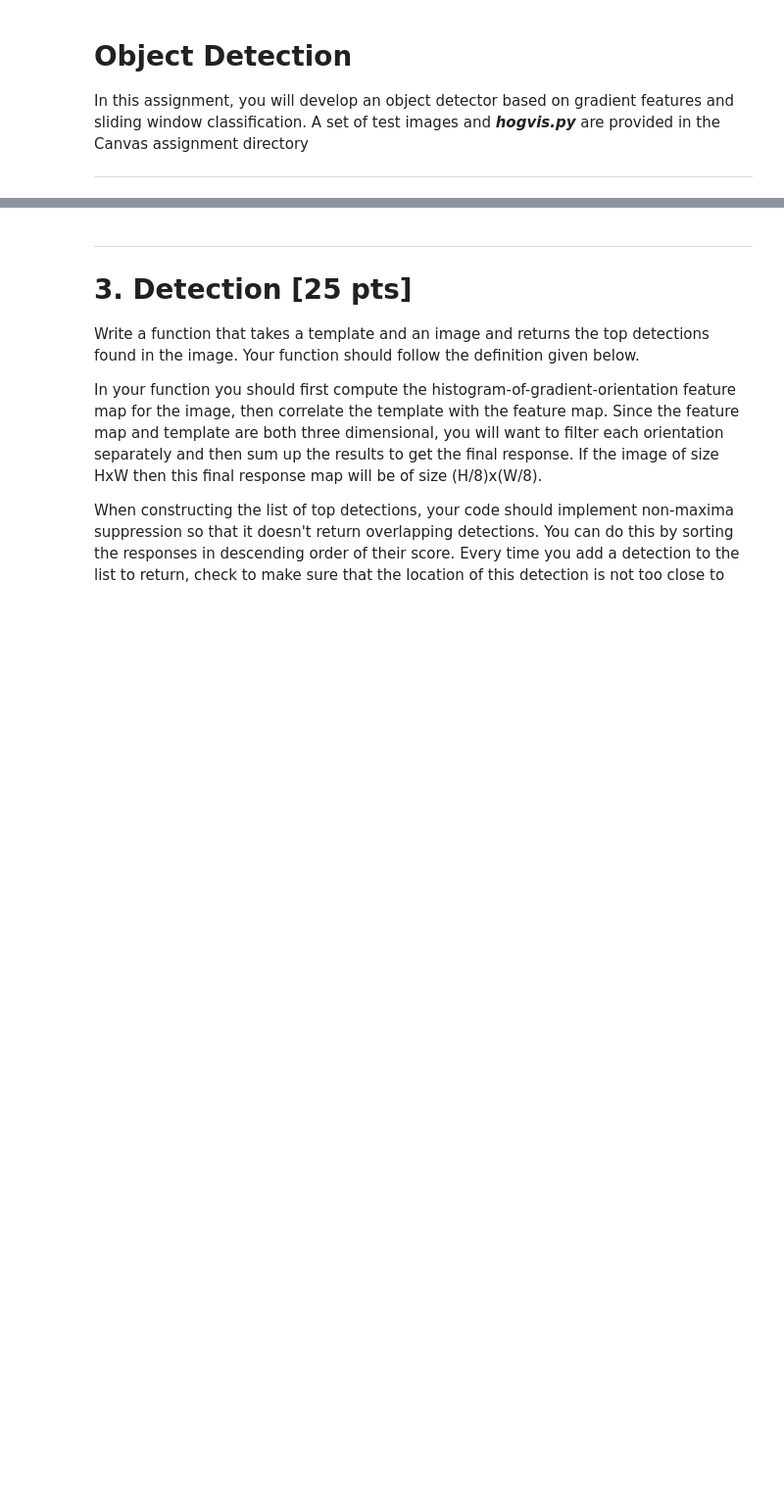
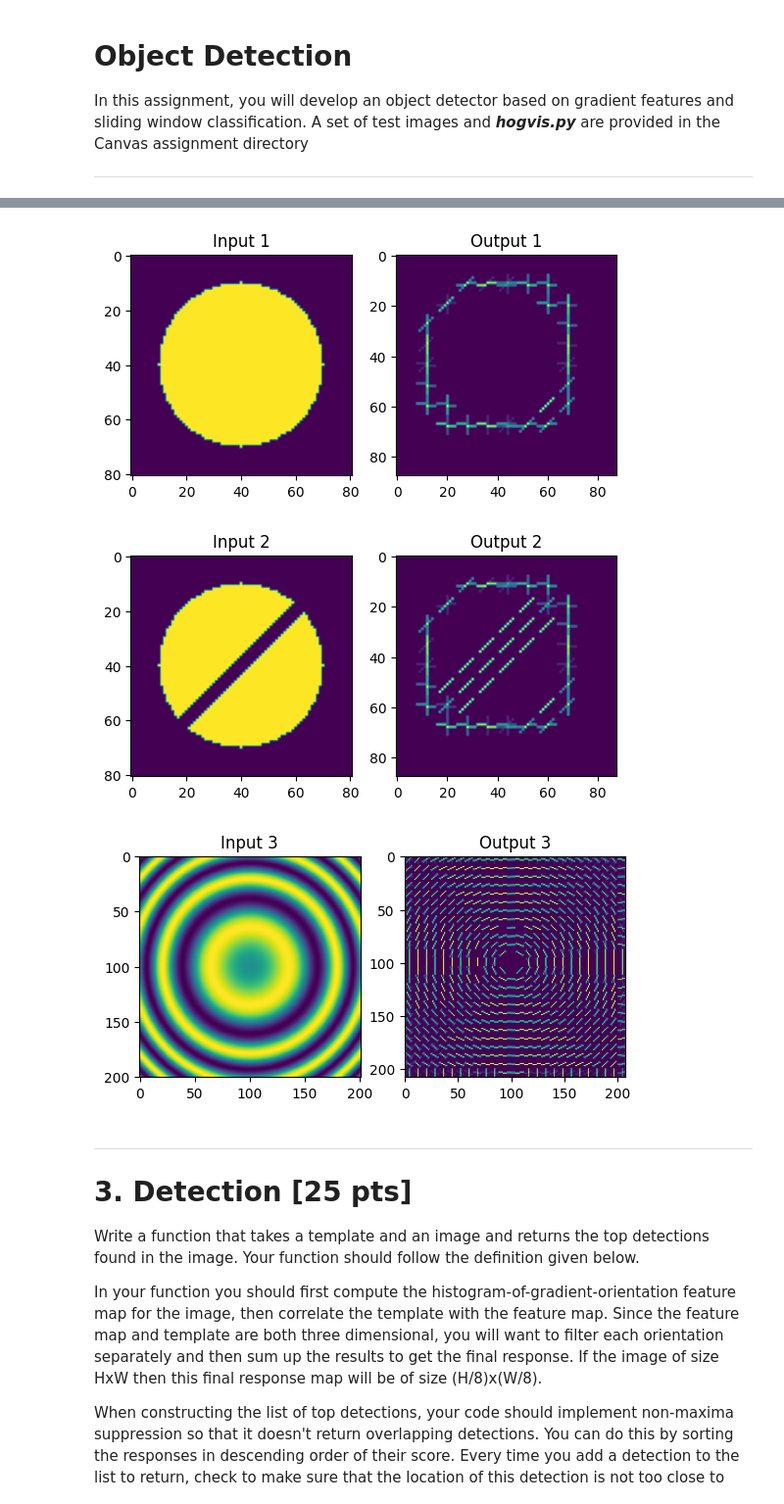
Before and after one commit to shengyuan-lu/Object-Detection, a Jupyter notebook: 4_detection.ipynb, the cells around one changed output, grey strips where cells are left out. Shown at 98% size. Cells and saved outputs as stored; diff of their text form; code cells hidden in the pictures; blank space fills up the shorter version.

```diff
--- a/4_detection.ipynb
+++ b/4_detection.ipynb
@@ -180,35 +234,55 @@ def hog(image,bsize=8,norient=9):
 
     return ohist
 # %%
-#provided function for visualizing hog descriptors
-from hogvis import hogvis
+# provided function for visualizing hog descriptors
+import hogvis as hogvis
 
-#
-# generate a simple test image... a 80x80 image
-# with a circle of radius 30 in the center
-#
-[yy,xx] = np.mgrid[-40:41,-40:41]
+# Test Image 1
+[yy,xx] = np.mgrid[-40:41, -40:41]
 im = np.array((xx*xx+yy*yy<=30*30),dtype=float)
 
-#
-# display the image and the output of hogvis
-#
-... = hogvis(...)
+ohist = hog(im)
+hogvis_result = hogvis.hogvis(ohist)
 
-plt.subplot(1,2,1)
-plt.imshow(im)
-plt.subplot(1,2,2)
-plt.imshow(hogim)
+fig, axes = plt.subplots(1, 2)
+axes[0].imshow(im)
+axes[0].set_title('Input 1')
+axes[1].imshow(hogvis_result)
+axes[1].set_title('Output 1')
 plt.show()
 
-# two other synthetic test images to experiment with
-[yy,xx] = np.mgrid[-40:41,-40:41]
+# Test Image 2
+[yy,xx] = np.mgrid[-40:41, -40:41]
 im = np.array((xx*xx+yy*yy<=30*30),dtype=float)
 im[np.abs(xx+yy)<=3] = 0
 
+ohist = hog(im)
+hogvis_result = hogvis.hogvis(ohist)
 
-[yy,xx] = np.mgrid[-100:101,-100:101]
+fig, axes = plt.subplots(1, 2)
+axes[0].imshow(im)
+axes[0].set_title('Input 2')
+axes[1].imshow(hogvis_result)
+axes[1].set_title('Output 2')
+plt.show()
+
+# Test Image 3
+[yy,xx] = np.mgrid[-100:101, -100:101]
 im = np.array(np.sin((xx*xx+yy*yy)/800),dtype=float)
+
+ohist = hog(im)
+hogvis_result = hogvis.hogvis(ohist)
+
+fig, axes = plt.subplots(1, 2)
+axes[0].imshow(im)
+axes[0].set_title('Input 3')
+axes[1].imshow(hogvis_result)
+axes[1].set_title('Output 3')
+plt.show()
+# %% [output]
+[figure, added]
+[figure, added]
+[figure, added]
 # %% [markdown]
 ---
 # 3. Detection [25 pts]
```
Also changed, not shown: parts of 10 cells of this notebook, 2 other files.
